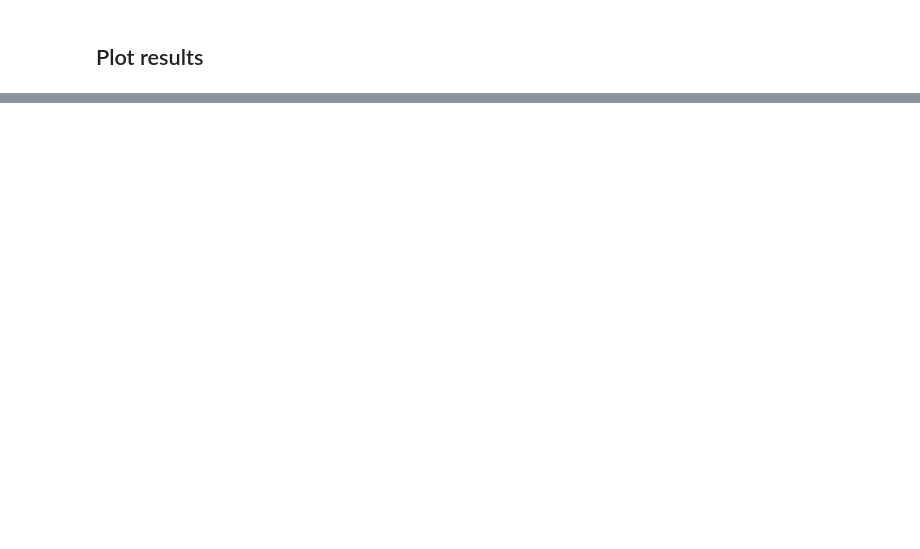
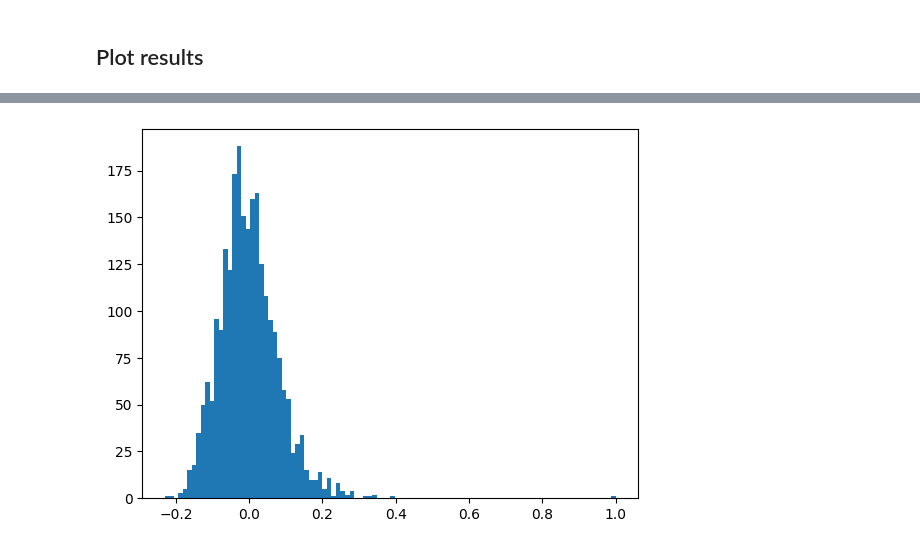
Before and after one commit to robertvsiii/maximus-confessor, a Jupyter notebook: Maximus-bioinformatics.ipynb, the cells around one changed output, grey strips where cells are left out. Cells and saved outputs as stored; diff of their text form; code cells hidden in the pictures; blank space fills up the shorter version.

```diff
--- a/Maximus-bioinformatics.ipynb
+++ b/Maximus-bioinformatics.ipynb
@@ -600,0 +715,7 @@ text_id = connection.find('texts',title=title)[0].idconnection.find('units',unit
+# %%
+idx = metadata.loc[metadata['index']==content.index].index[0]
+metadata['distance'] = pca_result.dot(pca_result[idx,:])
+plt.hist(metadata['distance'],bins=100)
+plt.show()
+# %% [output]
+[figure, added]
```
Also changed, not shown: parts of 31 cells of this notebook, 12 other files.
